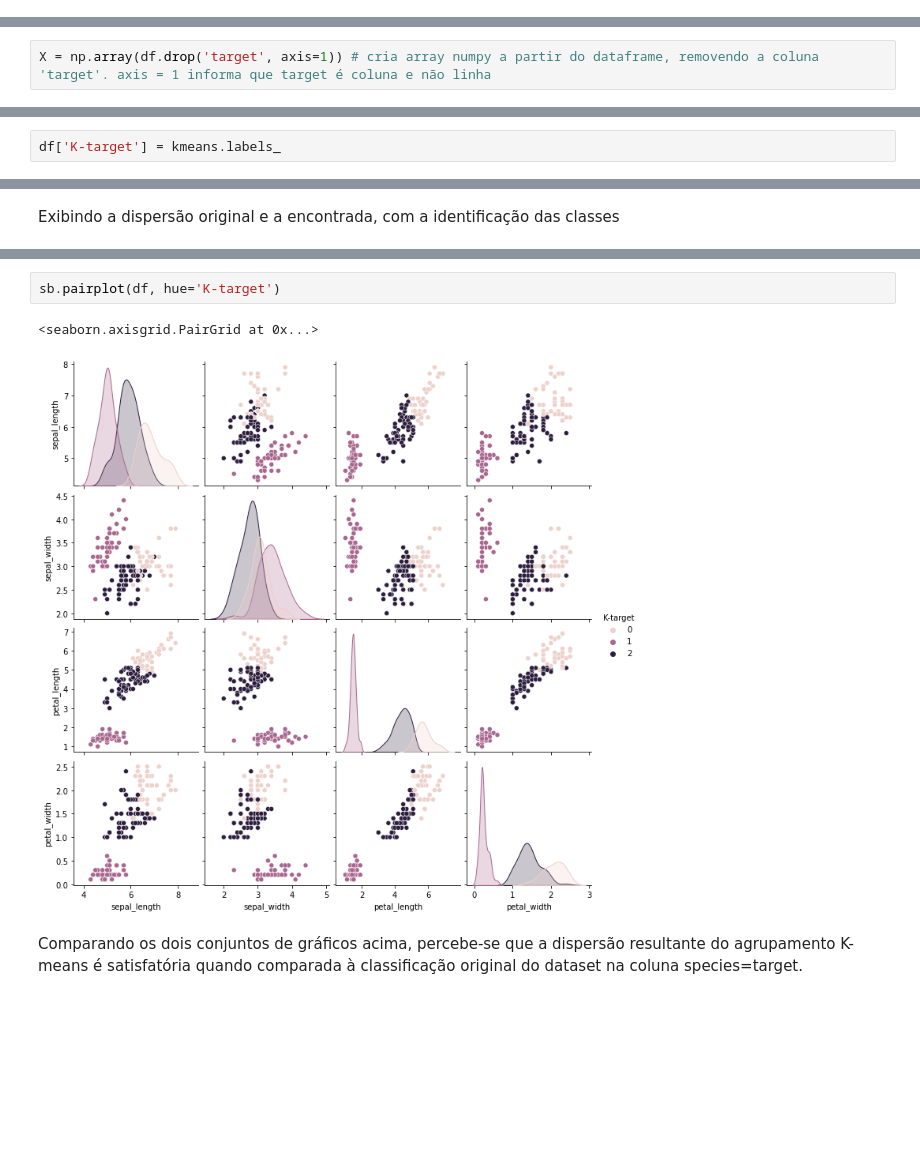
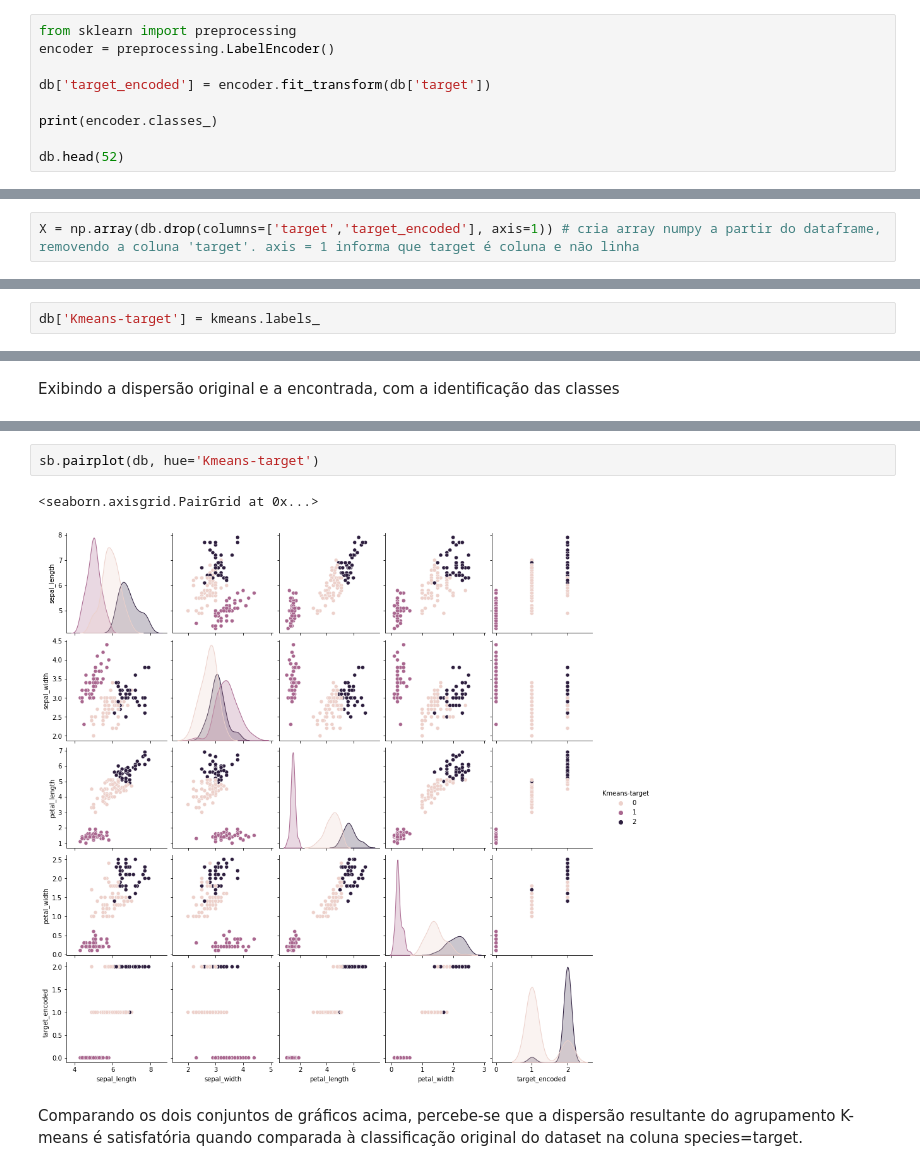
Before and after one commit to josenalde/datascience, a Jupyter notebook: notebooks/nb_kmeans1.ipynb, the cells around one changed output, grey strips where cells are left out. Saved outputs shown, nothing was run; the diff lists cells and outputs as text; blank space fills up the shorter version.

```diff
--- a/notebooks/nb_kmeans1.ipynb
+++ b/notebooks/nb_kmeans1.ipynb
@@ -67,3 +67,12 @@ df
 | 148 | 6.2 | 3.4 | 5.4 | 2.3 | Iris-virginica |
 | 149 | 5.9 | 3.0 | 5.1 | 1.8 | Iris-virginica |
 150 rows × 5 columns
+# %%
+from sklearn import preprocessing
+encoder = preprocessing.LabelEncoder()
+
+db['target_encoded'] = encoder.fit_transform(db['target'])
+
+print(encoder.classes_)
+
+db.head(52)
@@ -70,7 +98,7 @@ df
 # %% [markdown]
 Remover do dataframe a coluna target, pois já contém a classificação. A ideia é rodar o k-means para ele fazer o agrupamento e comparar com a classificação já existente. Vamos criar um array para as features X
 # %%
-X = np.array(df.drop('target', axis=1)) # cria array numpy a partir do dataframe, removendo a coluna 'target'. axis = 1 informa que target é coluna e não linha
+X = np.array(db.drop(columns=['target','target_encoded'], axis=1)) # cria array numpy a partir do dataframe, removendo a coluna 'target'. axis = 1 informa que target é coluna e não linha
 # %%
 X
 # %% [output]
@@ -126,5 +154,5 @@ array([1, 1, 1, 1, 1, 1, 1, 1, 1, 1, 1, 1, 1, 1, 1, 1, 1, 1, 1, 1, 1, 1,
 # %% [markdown]
 Comparar as classes identificadas com as existentes no DF original. Vamos criar uma coluna adicional no dataframe
 # %%
-df['K-target'] = kmeans.labels_
+db['Kmeans-target'] = kmeans.labels_
 # %%
@@ -153,7 +181,7 @@ sb.pairplot(df, hue='target')
 # %%
-sb.pairplot(df, hue='K-target')
+sb.pairplot(db, hue='Kmeans-target')
 # %% [output]
 <seaborn.axisgrid.PairGrid at 0x...>
-[figure, old version]
+[figure, new version]
 # %% [markdown]
 Comparando os dois conjuntos de gráficos acima, percebe-se que a dispersão resultante do agrupamento K-means é satisfatória quando comparada à classificação original do dataset na coluna species=target.
```
Also changed, not shown: parts of 7 cells of this notebook, 1 other file.
